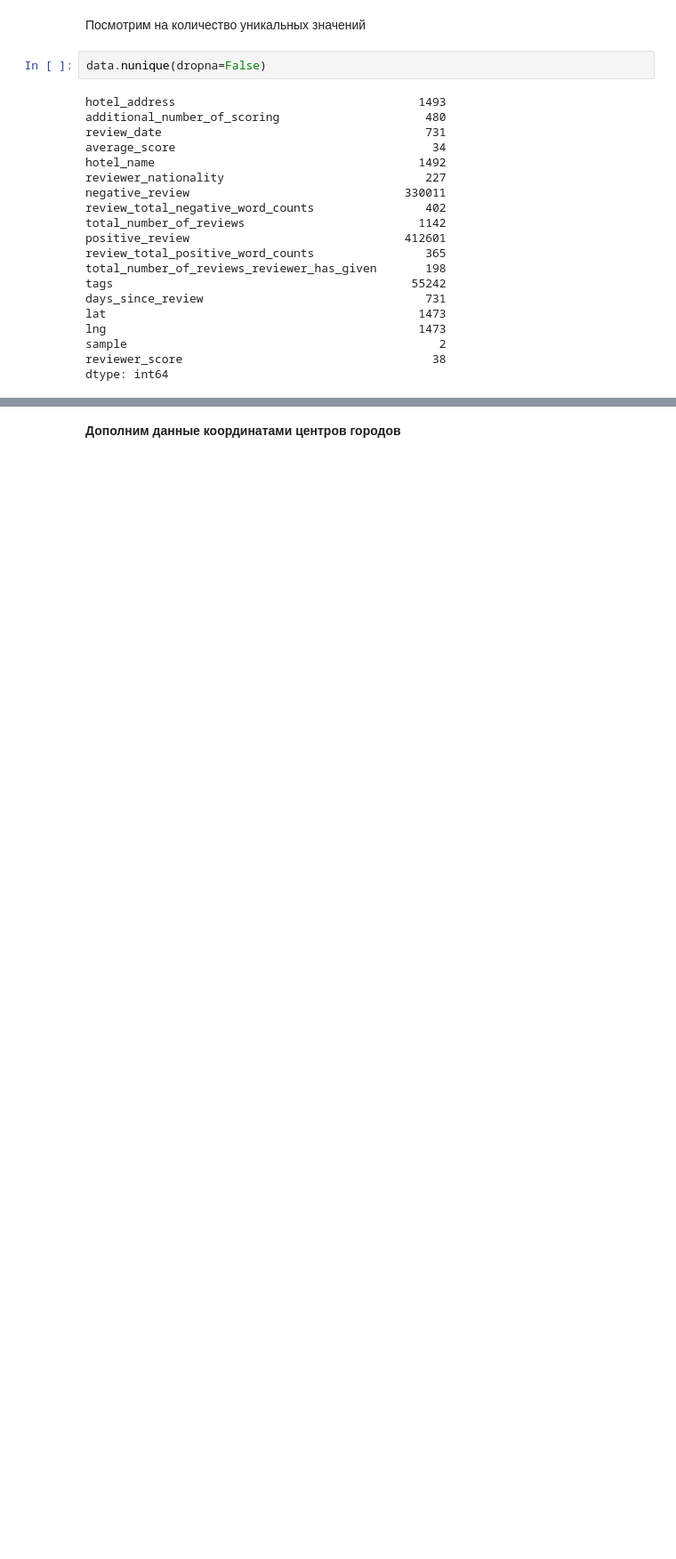
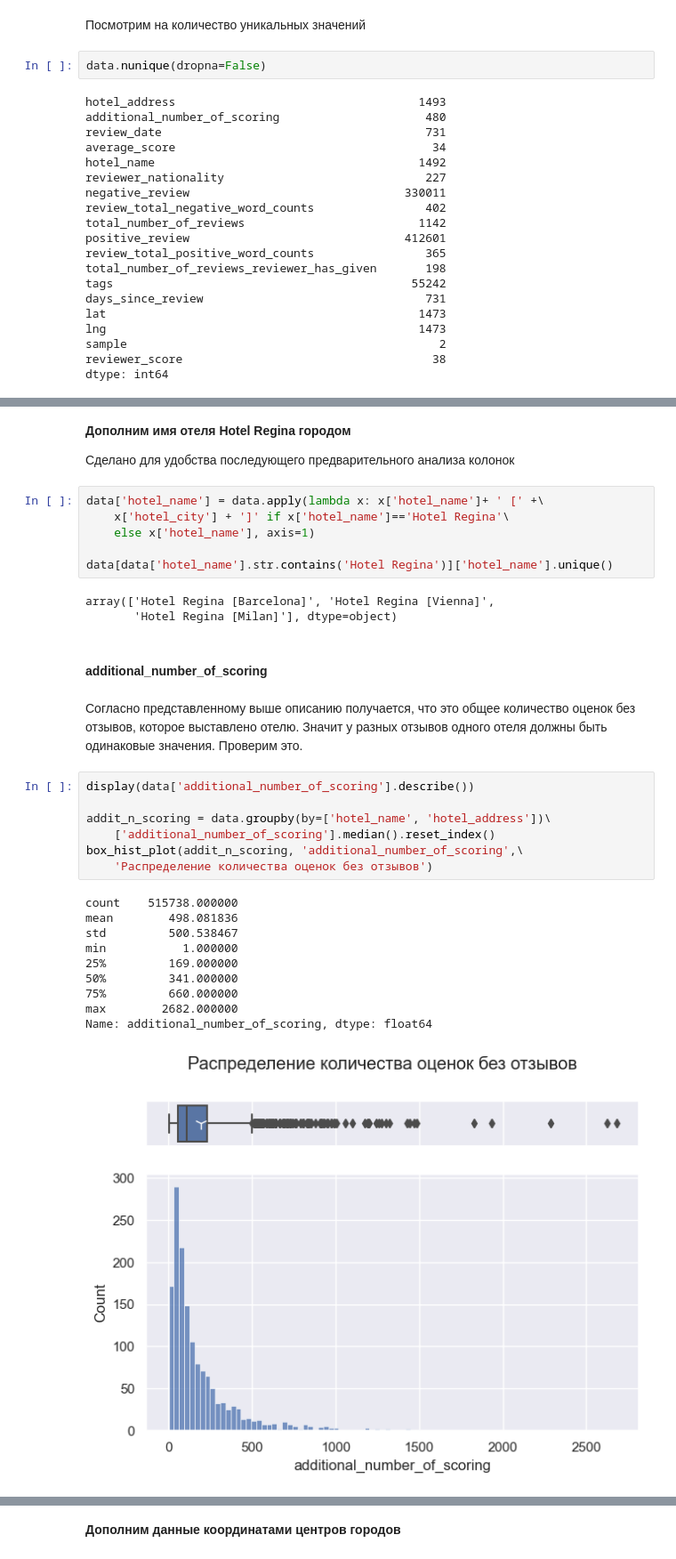
Before and after one commit to mvulf/sf_data_science, a Jupyter notebook: project_3/hotels-EDA_ML.ipynb, the cells around one changed output, grey strips where cells are left out. Shown at 89% size. Saved outputs shown, nothing was run; the diff lists cells and outputs as text; blank space fills up the shorter version.

```diff
--- a/project_3/hotels-EDA_ML.ipynb
+++ b/project_3/hotels-EDA_ML.ipynb
@@ -318,0 +482,35 @@ memory usage: 18.7+ MB
+# %% [markdown]
+**Дополним имя отеля Hotel Regina городом**
+
+Сделано для удобства последующего предварительного анализа колонок
+# %%
+data['hotel_name'] = data.apply(lambda x: x['hotel_name']+ ' [' +\
+    x['hotel_city'] + ']' if x['hotel_name']=='Hotel Regina'\
+    else x['hotel_name'], axis=1)
+
+data[data['hotel_name'].str.contains('Hotel Regina')]['hotel_name'].unique()
+# %% [output]
+array(['Hotel Regina [Barcelona]', 'Hotel Regina [Vienna]',
+       'Hotel Regina [Milan]'], dtype=object)
+# %% [markdown]
+#### **additional_number_of_scoring**
+# %% [markdown]
+Согласно представленному выше описанию получается, что это общее количество оценок без отзывов, которое выставлено отелю. Значит у разных отзывов одного отеля должны быть одинаковые значения. Проверим это.
+# %%
+display(data['additional_number_of_scoring'].describe())
+
+addit_n_scoring = data.groupby(by=['hotel_name', 'hotel_address'])\
+    ['additional_number_of_scoring'].median().reset_index()
+box_hist_plot(addit_n_scoring, 'additional_number_of_scoring',\
+    'Распределение количества оценок без отзывов')
+# %% [output]
+count    515738.000000
+mean        498.081836
+std         500.538467
+min           1.000000
+25%         169.000000
+50%         341.000000
+75%         660.000000
+max        2682.000000
+Name: additional_number_of_scoring, dtype: float64
+[figure, added]
```
Also changed, not shown: parts of 150 cells of this notebook, 3 other files.
